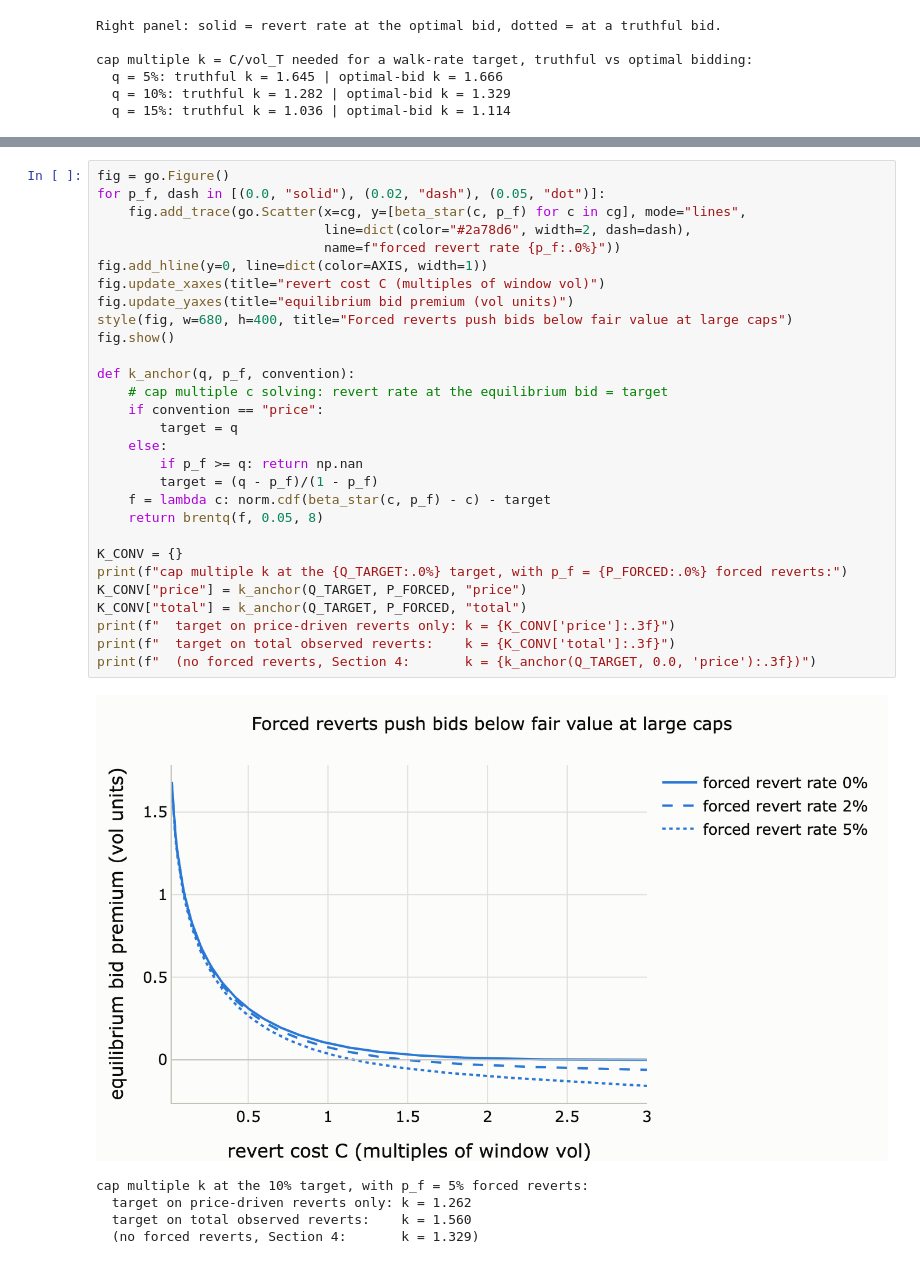
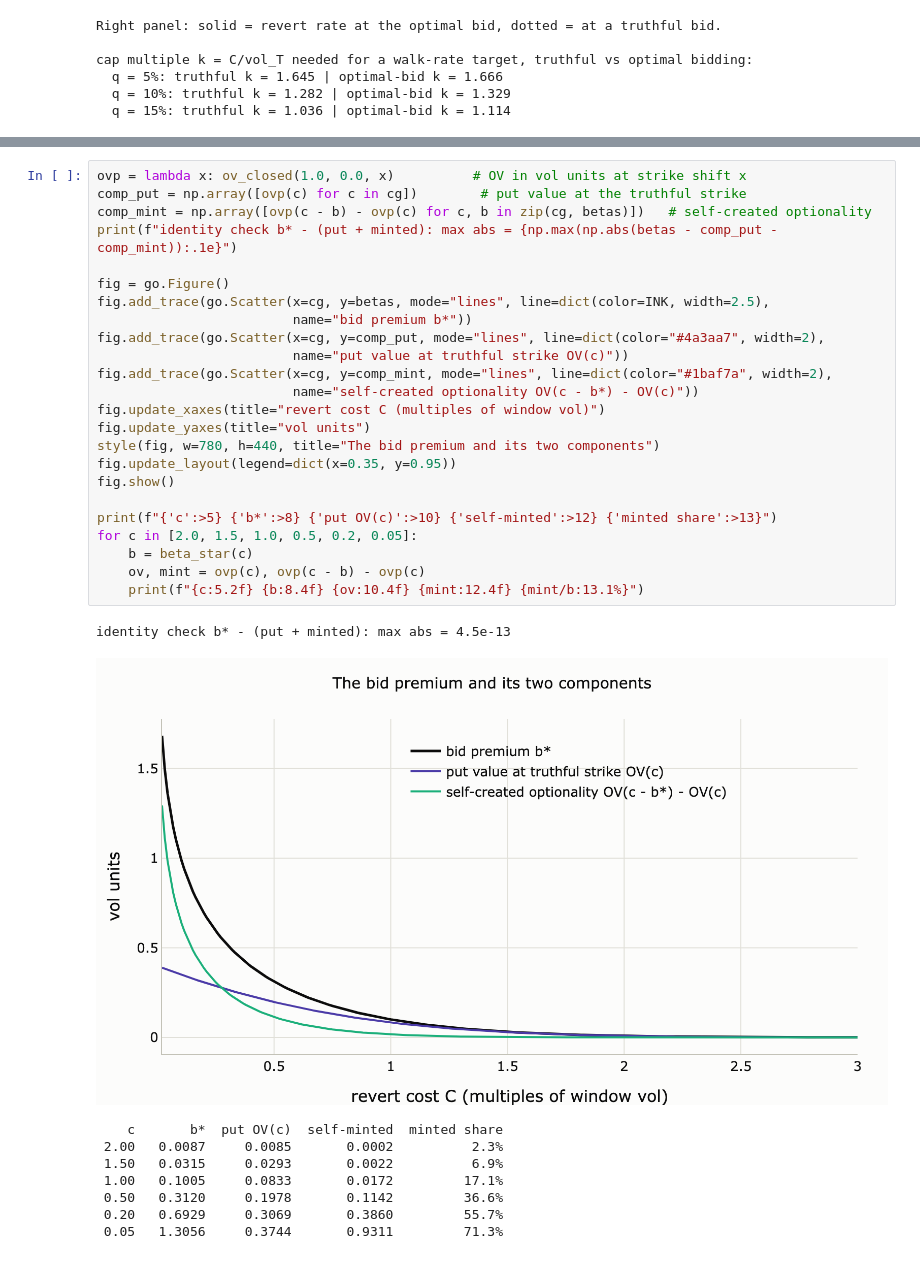
Before and after one commit to cowprotocol/penalty-research, a Jupyter notebook: solver_revert_option_pricing.ipynb, the cells around one changed output, grey strips where cells are left out. Saved outputs shown, nothing was run; the diff lists cells and outputs as text.

```diff
--- a/solver_revert_option_pricing.ipynb
+++ b/solver_revert_option_pricing.ipynb
@@ -342,36 +345,35 @@ Keeping the mechanism simple (one cap, no separate forgiveness process) means qu
 # %%
+ovp = lambda x: ov_closed(1.0, 0.0, x)          # OV in vol units at strike shift x
+comp_put = np.array([ovp(c) for c in cg])        # put value at the truthful strike
+comp_mint = np.array([ovp(c - b) - ovp(c) for c, b in zip(cg, betas)])   # self-created optionality
+print(f"identity check b* - (put + minted): max abs = {np.max(np.abs(betas - comp_put - comp_mint)):.1e}")
+
 fig = go.Figure()
-for p_f, dash in [(0.0, "solid"), (0.02, "dash"), (0.05, "dot")]:
-    fig.add_trace(go.Scatter(x=cg, y=[beta_star(c, p_f) for c in cg], mode="lines",
-                             line=dict(color="#2a78d6", width=2, dash=dash),
-                             name=f"forced revert rate {p_f:.0%}"))
-fig.add_hline(y=0, line=dict(color=AXIS, width=1))
+fig.add_trace(go.Scatter(x=cg, y=betas, mode="lines", line=dict(color=INK, width=2.5),
+                         name="bid premium b*"))
+fig.add_trace(go.Scatter(x=cg, y=comp_put, mode="lines", line=dict(color="#4a3aa7", width=2),
+                         name="put value at truthful strike OV(c)"))
+fig.add_trace(go.Scatter(x=cg, y=comp_mint, mode="lines", line=dict(color="#1baf7a", width=2),
+                         name="self-created optionality OV(c - b*) - OV(c)"))
 fig.update_xaxes(title="revert cost C (multiples of window vol)")
-fig.update_yaxes(title="equilibrium bid premium (vol units)")
-style(fig, w=680, h=400, title="Forced reverts push bids below fair value at large caps")
+fig.update_yaxes(title="vol units")
+style(fig, w=780, h=440, title="The bid premium and its two components")
+fig.update_layout(legend=dict(x=0.35, y=0.95))
 fig.show()
 
-def k_anchor(q, p_f, convention):
-    # cap multiple c solving: revert rate at the equilibrium bid = target
-    if convention == "price":
-        target = q
-    else:
-        if p_f >= q: return np.nan
-        target = (q - p_f)/(1 - p_f)
-    f = lambda c: norm.cdf(beta_star(c, p_f) - c) - target
-    return brentq(f, 0.05, 8)
-
-K_CONV = {}
-print(f"cap multiple k at the {Q_TARGET:.0%} target, with p_f = {P_FORCED:.0%} forced reverts:")
-K_CONV["price"] = k_anchor(Q_TARGET, P_FORCED, "price")
-K_CONV["total"] = k_anchor(Q_TARGET, P_FORCED, "total")
-print(f"  target on price-driven reverts only: k = {K_CONV['price']:.3f}")
-print(f"  target on total observed reverts:    k = {K_CONV['total']:.3f}")
-print(f"  (no forced reverts, Section 4:       k = {k_anchor(Q_TARGET, 0.0, 'price'):.3f})")
+print(f"{'c':>5} {'b*':>8} {'put OV(c)':>10} {'self-minted':>12} {'minted share':>13}")
+for c in [2.0, 1.5, 1.0, 0.5, 0.2, 0.05]:
+    b = beta_star(c)
+    ov, mint = ovp(c), ovp(c - b) - ovp(c)
+    print(f"{c:5.2f} {b:8.4f} {ov:10.4f} {mint:12.4f} {mint/b:13.1%}")
 # %% [output]
+identity check b* - (put + minted): max abs = 4.5e-13
-[figure, old version]
+[figure, new version]
-cap multiple k at the 10% target, with p_f = 5% forced reverts:
-  target on price-driven reverts only: k = 1.262
-  target on total observed reverts:    k = 1.560
-  (no forced reverts, Section 4:       k = 1.329)
+    c       b*  put OV(c)  self-minted  minted share
+ 2.00   0.0087     0.0085       0.0002          2.3%
+ 1.50   0.0315     0.0293       0.0022          6.9%
+ 1.00   0.1005     0.0833       0.0172         17.1%
+ 0.50   0.3120     0.1978       0.1142         36.6%
+ 0.20   0.6929     0.3069       0.3860         55.7%
+ 0.05   1.3056     0.3744       0.9311         71.3%
 # %% [markdown]
```
Also changed, not shown: parts of 15 cells of this notebook.
